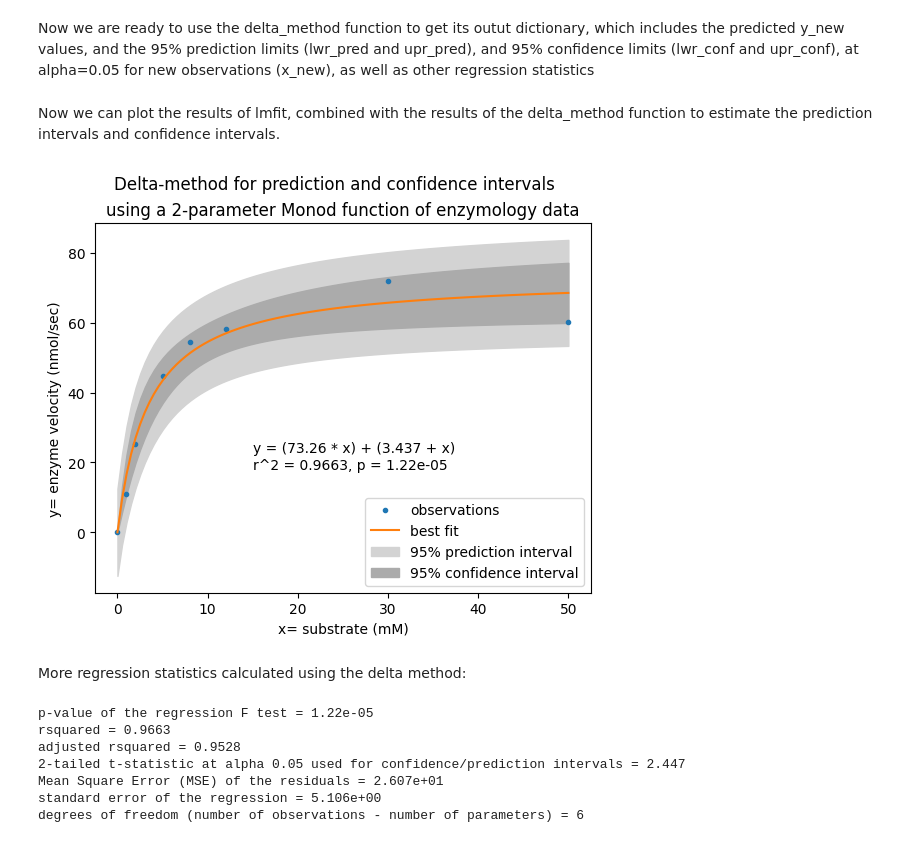
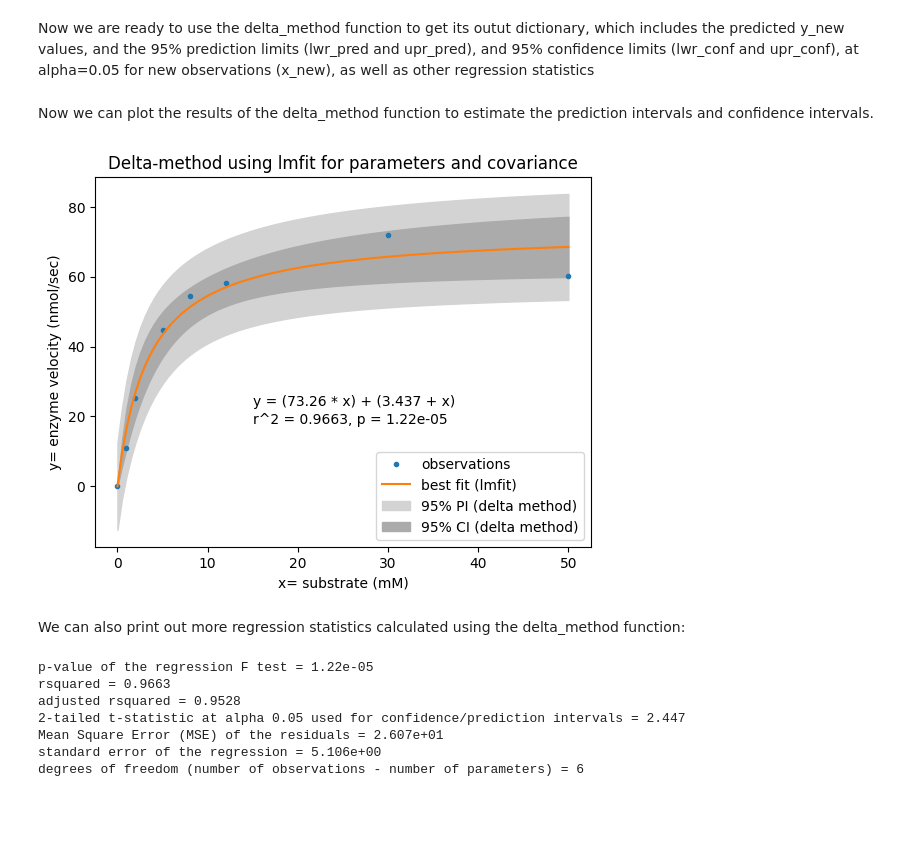
Before and after one commit to gjpelletier/delta_method, a Jupyter notebook: delta_method_monod2.ipynb, the cells around one changed output. Saved outputs shown, nothing was run; the diff lists cells and outputs as text; code cells hidden in the pictures; blank space fills up the shorter version.

```diff
--- a/delta_method_monod2.ipynb
+++ b/delta_method_monod2.ipynb
@@ -275,46 +282,45 @@ Now we are ready to use the delta_method function to get its outut dictionary, w
 # %%
 d = delta_method(COVB,param,x_new,f,x,y,alpha)
 # %% [markdown]
-Now we can plot the results of lmfit, combined with the results of the delta_method function to estimate the prediction intervals and confidence intervals.
+Now we can plot the results of the delta_method function to estimate the prediction intervals and confidence intervals.
 # %%
 # extract the output values we need for the plot from the delta-method output dictionary
 y_new = d['y_new']
 lwr_conf = d['lwr_conf']
 upr_conf = d['upr_conf']
 lwr_pred = d['lwr_pred']
 upr_pred = d['upr_pred']
 rsquared = d['rsquared']
 pvalue = d['pvalue']
 
 # make string values of fit stats and eqn for the plot labels
 pstr = '%.2e' %pvalue
 rsqstr = '%.4f' %rsquared
 b1str = '%.2f' %param[0]
 b2str = '%.3f' %param[1]
 eqnstr = 'y = (' + b1str + ' * x) + (' + b2str + ' + x)'
 
 # generate the plot
 plt.figure()
 plt.plot(x, y, '.', label='observations')
 # observations
-plt.plot(x_new, y_new, '-', label='best fit')
-# 95% prediction limits using the delta method
-plt.fill_between(x_new, lwr_pred, upr_pred,color="#d3d3d3", label='95% prediction interval')
-# 95% confidence limits using the delta method
-plt.fill_between(x_new, lwr_conf, upr_conf,color="#ABABAB", label='95% confidence interval')
+plt.plot(x_new, y_new, '-', label='best fit (lmfit)')
+# 95% prediction interval (PI) using the delta method
+plt.fill_between(x_new, lwr_pred, upr_pred,color="#d3d3d3", label='95% PI (delta method)')
+# 95% confidence interval (CI) using the delta method
+plt.fill_between(x_new, lwr_conf, upr_conf,color="#ABABAB", label='95% CI (delta method)')
 plt.legend(loc='lower right')
-plt.suptitle('Delta-method for prediction and confidence intervals')
-plt.title('using a 2-parameter Monod function of enzymology data')
+plt.title('Delta-method using lmfit for parameters and covariance')
 plt.xlabel('x= substrate (mM)')
 plt.ylabel('y= enzyme velocity (nmol/sec)')
 plt.text(15, 23, eqnstr, fontsize = 10)
 plt.text(15, 18, 'r^2 = '+rsqstr+', p = '+pstr, fontsize = 10)
 plt.ticklabel_format(style='plain', axis='y')
 # plt.ticklabel_format(style='sci', axis='y', scilimits=(0,0))
 # %% [output]
-[figure, old version]
+[figure, new version]
 # %% [markdown]
-More regression statistics calculated using the delta method:
+We can also print out more regression statistics calculated using the delta_method function:
 # %%
 # extract the output values we need for the regression stats
 pvalue = d['pvalue']
```
Also changed, not shown: parts of 7 cells of this notebook, 5 other files.
